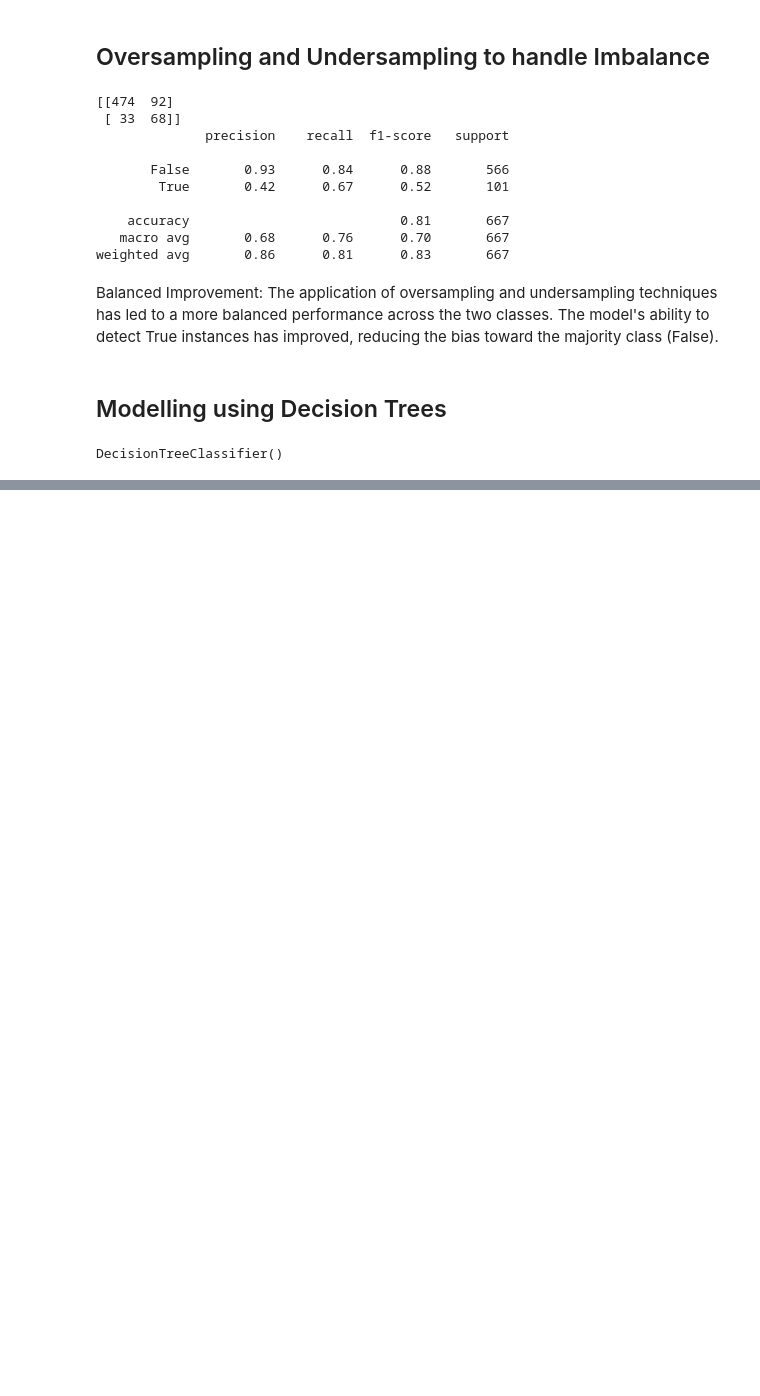
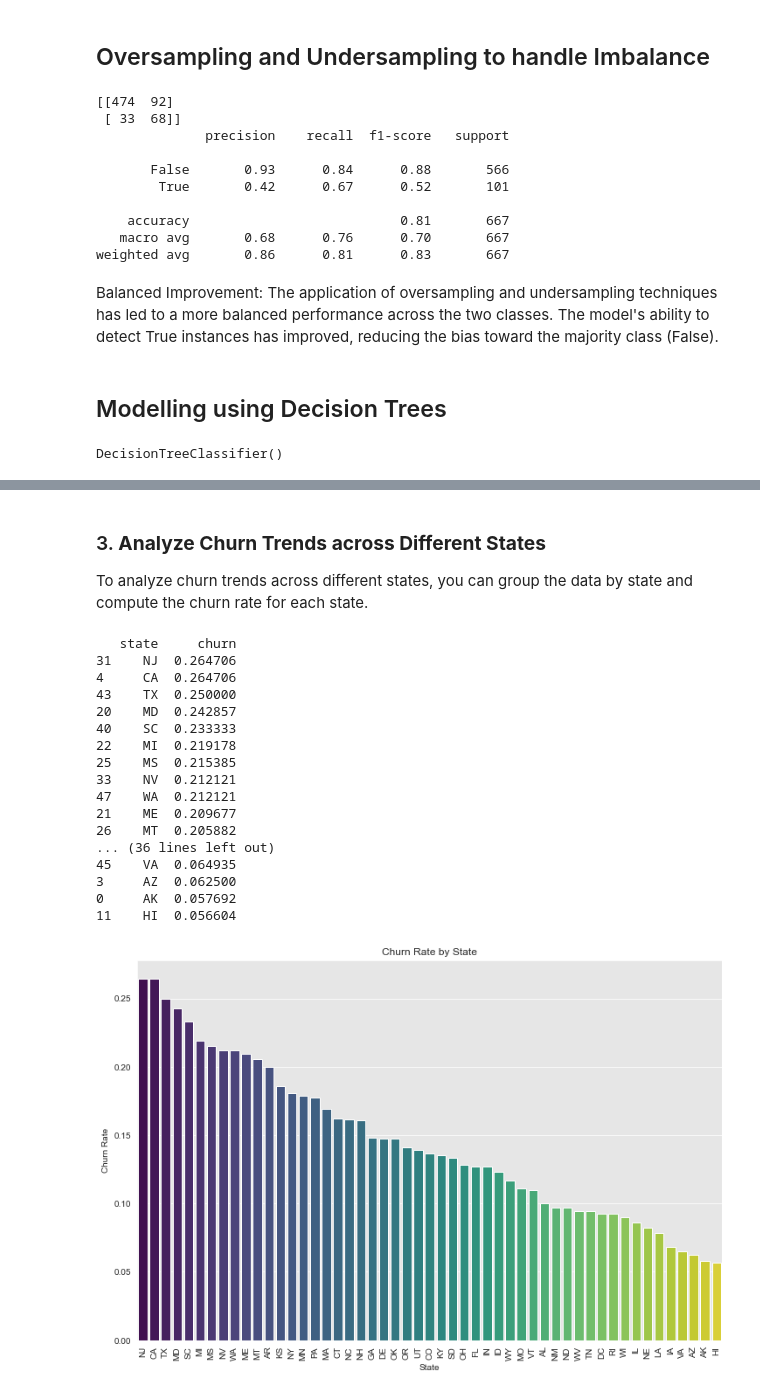
Before and after one commit to EdwinMbuthia/Phase-3-Project, a Jupyter notebook: index.ipynb, the cells around one changed output, grey strips where cells are left out. Cells and saved outputs as stored; diff of their text form; code cells hidden in the pictures; blank space fills up the shorter version.

Commit message:
Gave Recommandation on the Areas likely to lead to Customer Churn as well as the areas with the highest churn rates

```diff
--- a/index.ipynb
+++ b/index.ipynb
@@ -802,0 +846,36 @@ Based on these metrics:
+# %% [markdown]
+### 3. **Analyze Churn Trends across Different States**
+To analyze churn trends across different states, you can group the data by state and compute the churn rate for each state.
+# %%
+# Group by state and calculate churn rate
+churn_by_state = data.groupby('state')['churn'].mean().reset_index()
+churn_by_state = churn_by_state.sort_values(by='churn', ascending=False)
+print(churn_by_state)
+
+# Plotting churn rates by state
+plt.figure(figsize=(12, 8))
+sns.barplot(data=churn_by_state, x='state', y='churn', palette='viridis')
+plt.xticks(rotation=90)
+plt.title('Churn Rate by State')
+plt.xlabel('State')
+plt.ylabel('Churn Rate')
+plt.show()
+# %% [output]
+   state     churn
+31    NJ  0.264706
+4     CA  0.264706
+43    TX  0.250000
+20    MD  0.242857
+40    SC  0.233333
+22    MI  0.219178
+25    MS  0.215385
+33    NV  0.212121
+47    WA  0.212121
+21    ME  0.209677
+26    MT  0.205882
+... (36 lines left out)
+45    VA  0.064935
+3     AZ  0.062500
+0     AK  0.057692
+11    HI  0.056604
+[figure, added]
```
Also changed, not shown: parts of 9 cells of this notebook.
